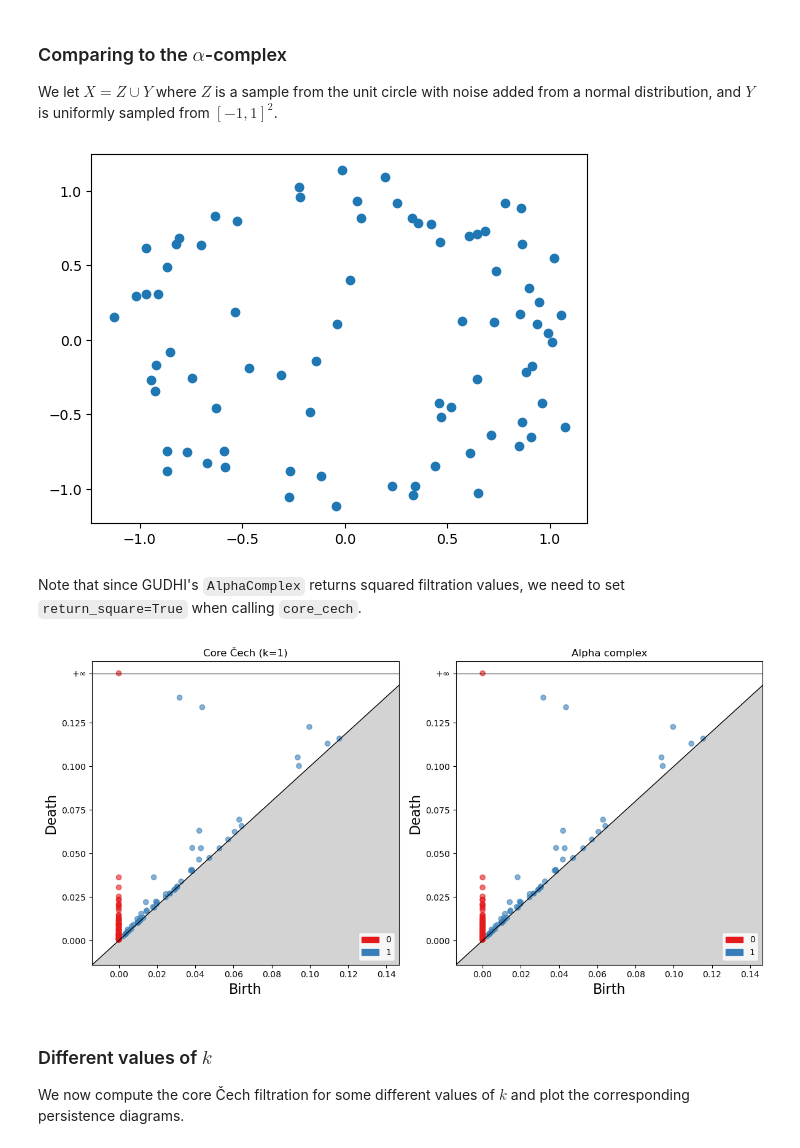
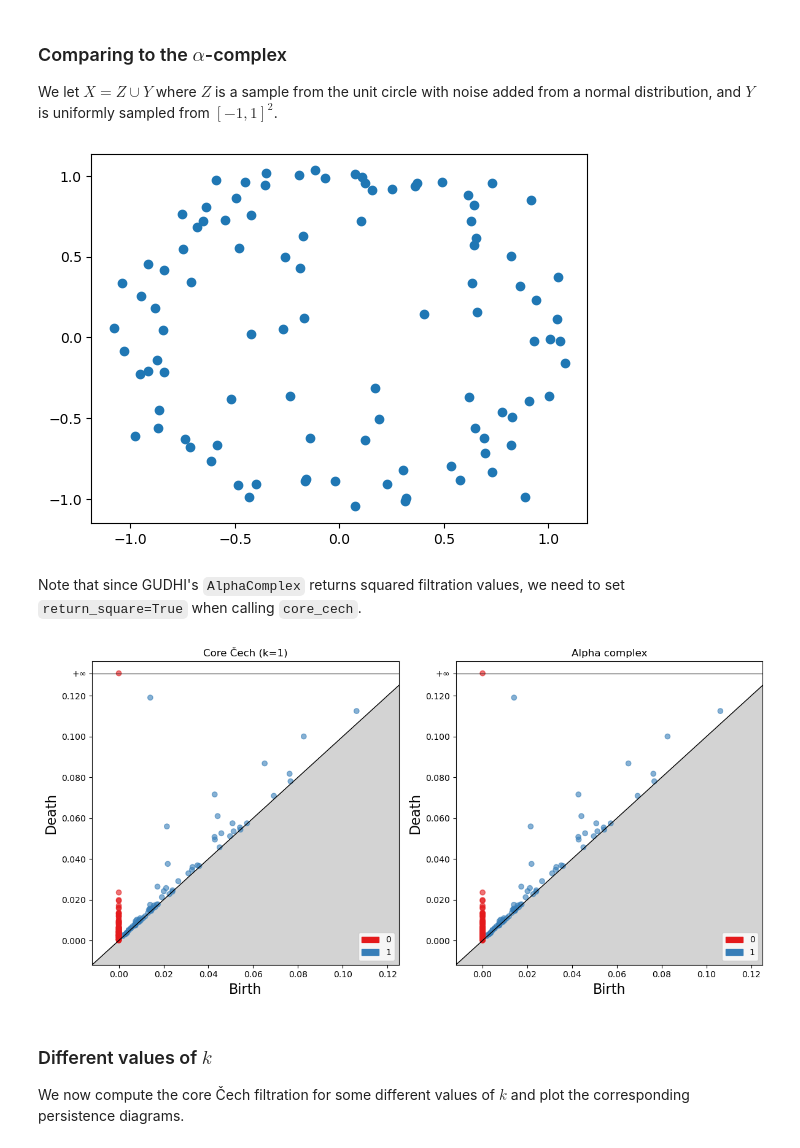
Before and after one commit to odinhg/core, a Jupyter notebook: 01_core_fixed_k.ipynb, the cells around one changed output. Saved outputs shown, nothing was run; the diff lists cells and outputs as text; code cells hidden in the pictures.

```diff
--- a/01_core_fixed_k.ipynb
+++ b/01_core_fixed_k.ipynb
@@ -39,15 +42,15 @@ def core_cech(points, k, max_dim=1, return_squared=False):
 
 We let $X=Z\cup Y$ where $Z$ is a sample from the unit circle with noise added from a normal distribution, and $Y$ is uniformly sampled from $[-1, 1]^2$.
 # %%
-N = 40
+N = 60
 M = 40
-Z = sample_circle(N, rng, variance=0.01)
+Z = sample_circle(N, rng, variance=0.005)
 Y = sample_rectangle(M, rng)
 X = np.r_[Z, Y]
 plt.scatter(*X.T)
 plt.show()
 # %% [output]
-[figure, old version]
+[figure, new version]
 # %%
 st_core = core_cech(points=X, max_dim=2, k=1, return_squared=True)
 st_alpha = gudhi.AlphaComplex(points=X, precision = 'exact').create_simplex_tree()
@@ -62,7 +65,7 @@ axs[1].set_title("Alpha complex")
 fig.tight_layout()
 plt.show()
 # %% [output]
-[figure, old version]
+[figure, new version]
 # %% [markdown]
 ### Different values of $k$
 
```
Also changed, not shown: parts of 2 cells of this notebook, 5 other files.
